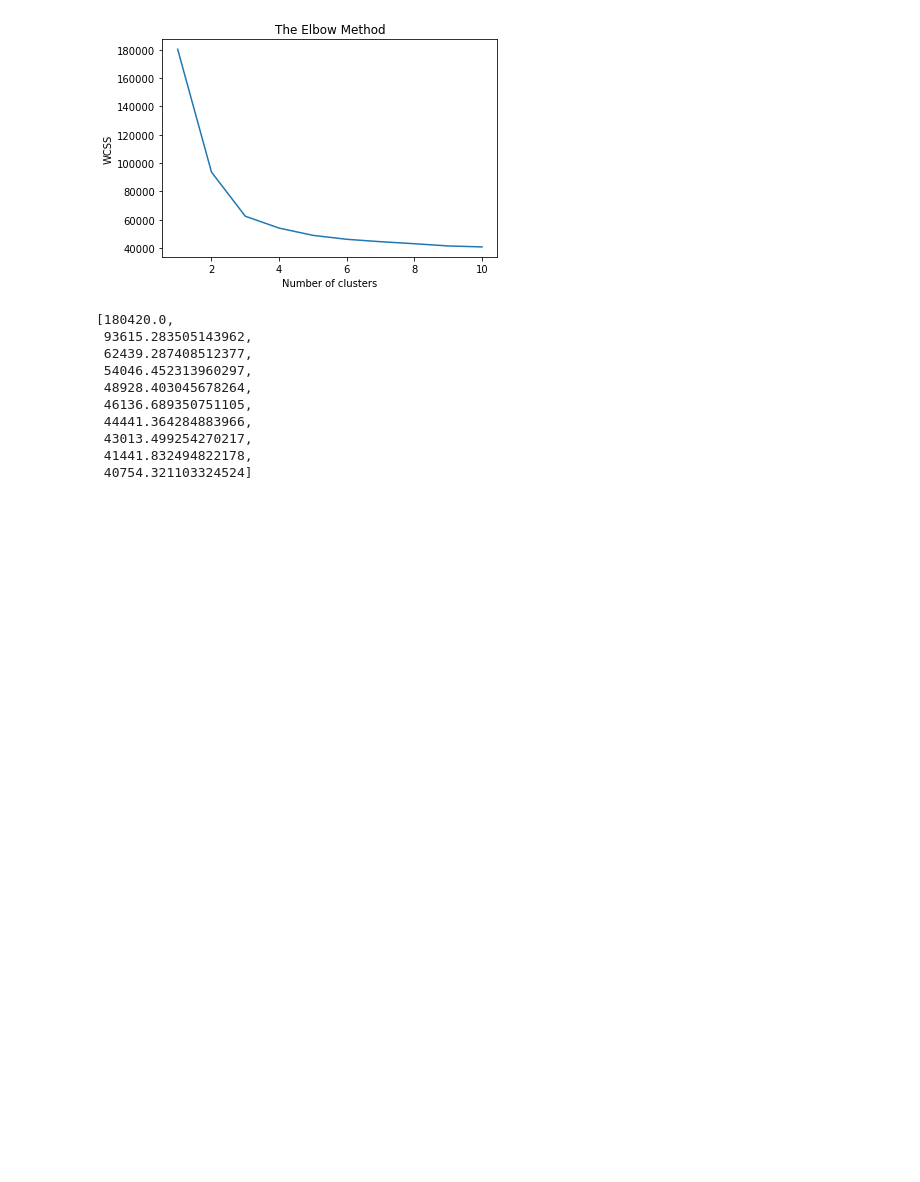
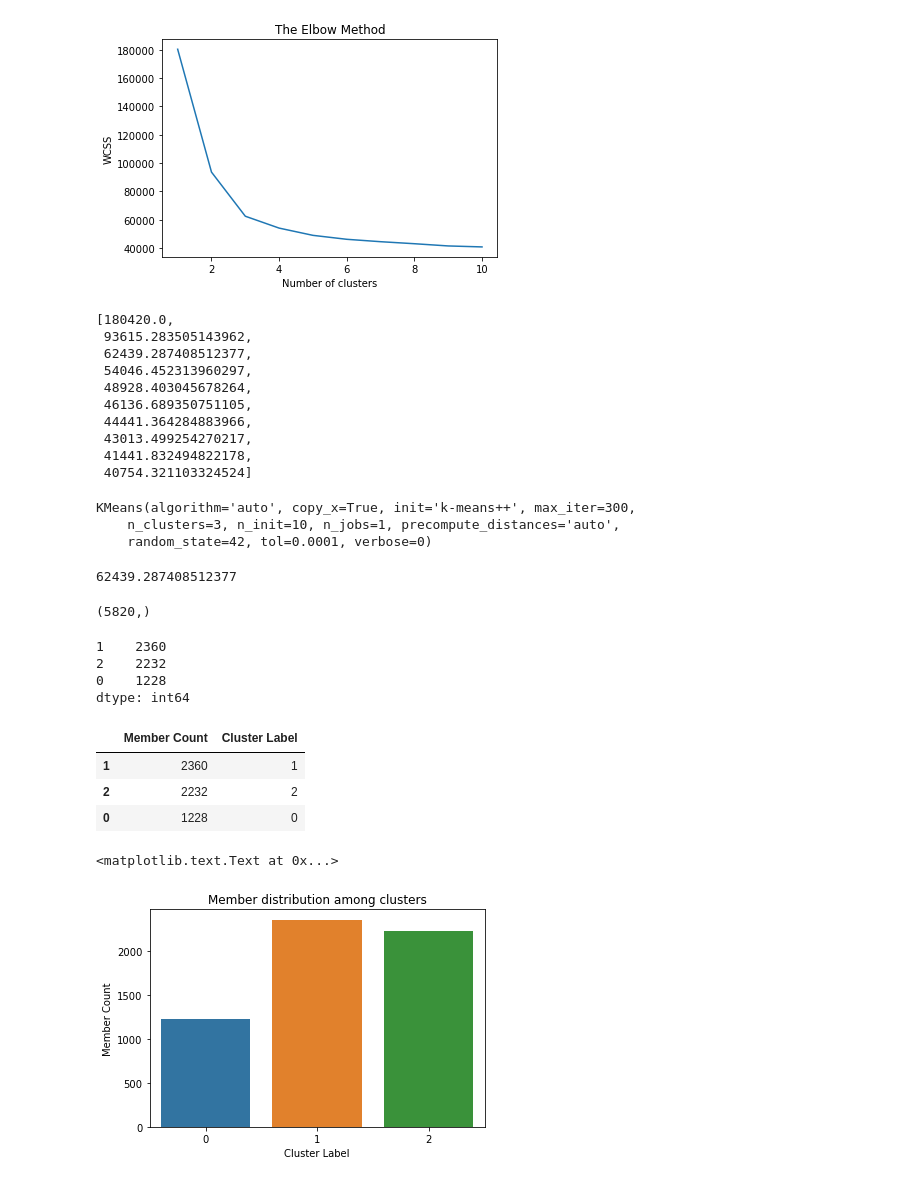
Before and after one commit to Stuthi/studentResponseClustering, a Jupyter notebook: Clustering.ipynb, the cells around one changed output. Cells and saved outputs as stored; diff of their text form; code cells hidden in the pictures; blank space fills up the shorter version.

```diff
--- a/Clustering.ipynb
+++ b/Clustering.ipynb
@@ -356,0 +341,40 @@ nwcss
+# %%
+fkmeans.fit(ndfs)
+# %% [output]
+KMeans(algorithm='auto', copy_x=True, init='k-means++', max_iter=300,
+    n_clusters=3, n_init=10, n_jobs=1, precompute_distances='auto',
+    random_state=42, tol=0.0001, verbose=0)
+# %%
+fkmeans.inertia_
+# %% [output]
+62439.287408512377
+# %%
+predictions = fkmeans.predict(ndfs)
+# %%
+predictions.shape
+# %% [output]
+(5820,)
+# %%
+predictions = pd.Series(predictions)
+predictions.value_counts()
+# %% [output]
+1    2360
+2    2232
+0    1228
+dtype: int64
+# %%
+pdf = predictions.value_counts()
+pdf = pd.DataFrame(pdf,columns = ['Member Count'],index=None)
+pdf['Cluster Label'] = pdf.index
+pdf.head()
+# %% [output]
+|  | Member Count | Cluster Label |
+| 1 | 2360 | 1 |
+| 2 | 2232 | 2 |
+| 0 | 1228 | 0 |
+# %%
+sns.barplot(x='Cluster Label',y='Member Count',data = pdf)
+plt.title('Member distribution among clusters')
+# %% [output]
+<matplotlib.text.Text at 0x...>
+[figure, added]
```
Also changed, not shown: parts of 11 cells of this notebook.
